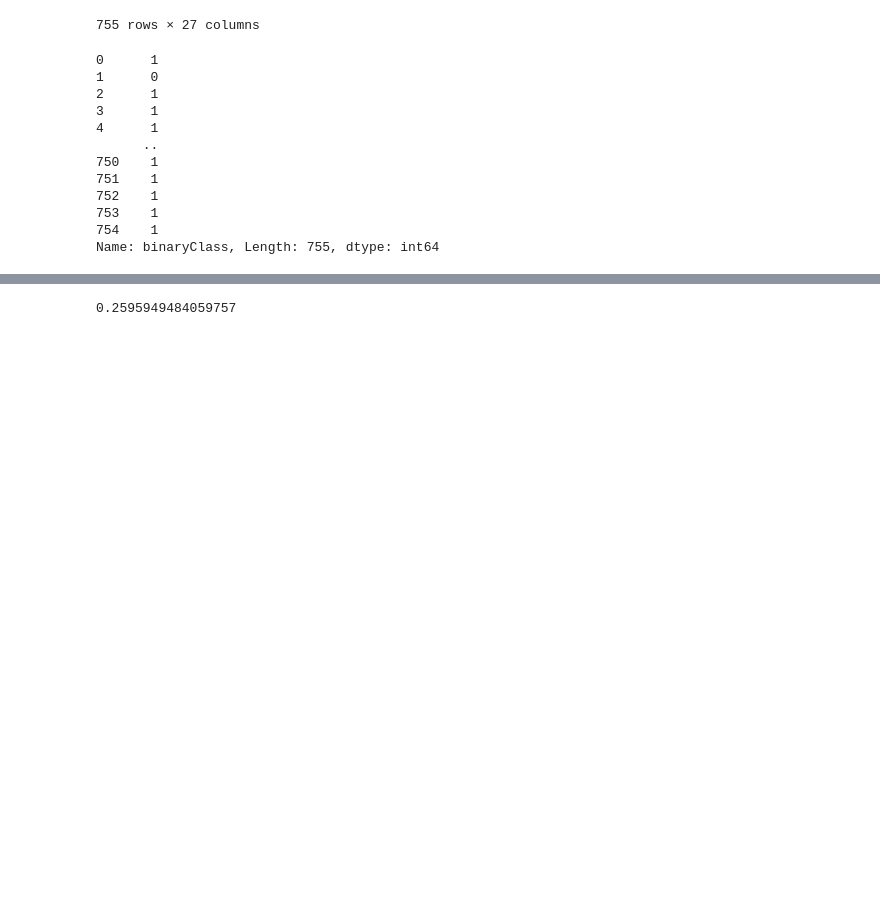
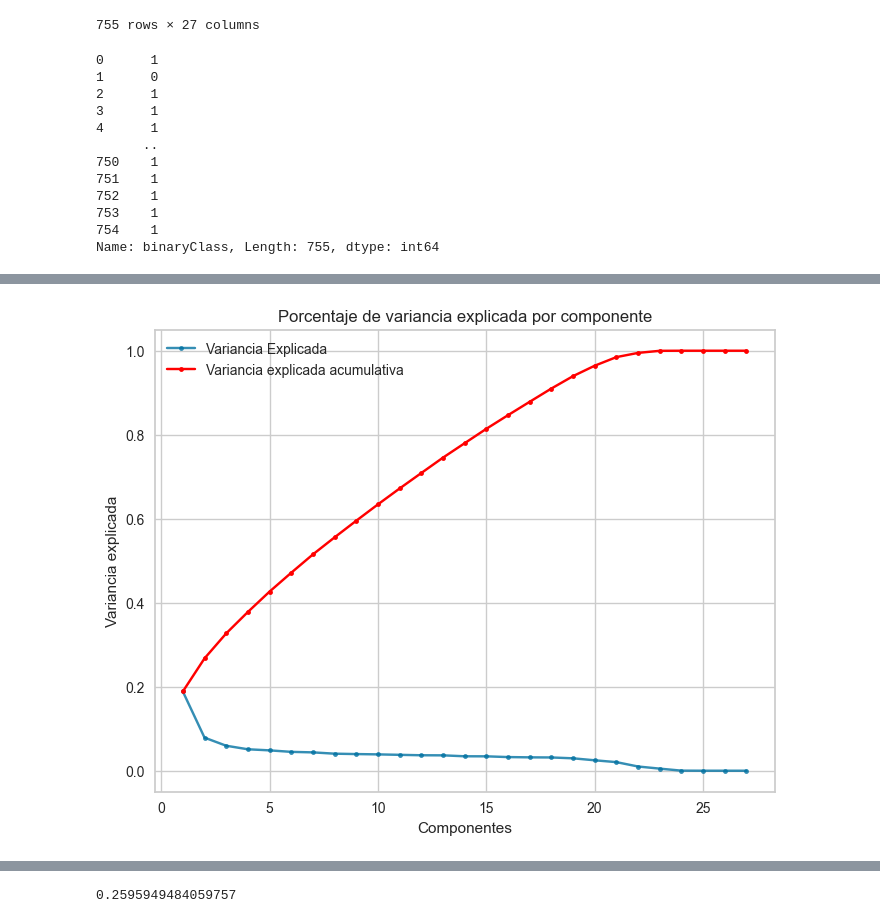
Before and after one commit to cuberhaus/APA_Practica, a Jupyter notebook: hypothyroid.ipynb, the cells around one changed output, grey strips where cells are left out. Drawn from its saved outputs; the diff is of its cells as text; code cells hidden in the pictures; blank space fills up the shorter version.

```diff
--- a/hypothyroid.ipynb
+++ b/hypothyroid.ipynb
@@ -842,0 +871,13 @@ Name: binaryClass, Length: 755, dtype: int64
+# %%
+fig = plt.figure(figsize=(8,6));
+plt.plot(range(1,len(pca.explained_variance_ratio_ )+1),pca.explained_variance_ratio_ ,alpha=0.8,marker='.',label="Variancia Explicada");
+y_label = plt.ylabel('Variancia explicada');
+x_label = plt.xlabel('Componentes');
+plt.plot(range(1,len(pca.explained_variance_ratio_ )+1),
+         np.cumsum(pca.explained_variance_ratio_),
+         c='red',marker='.',
+         label="Variancia explicada acumulativa");
+plt.legend();
+plt.title('Porcentaje de variancia explicada por componente');
+# %% [output]
+[figure, added]
```
Also changed, not shown: parts of 80 cells of this notebook.
